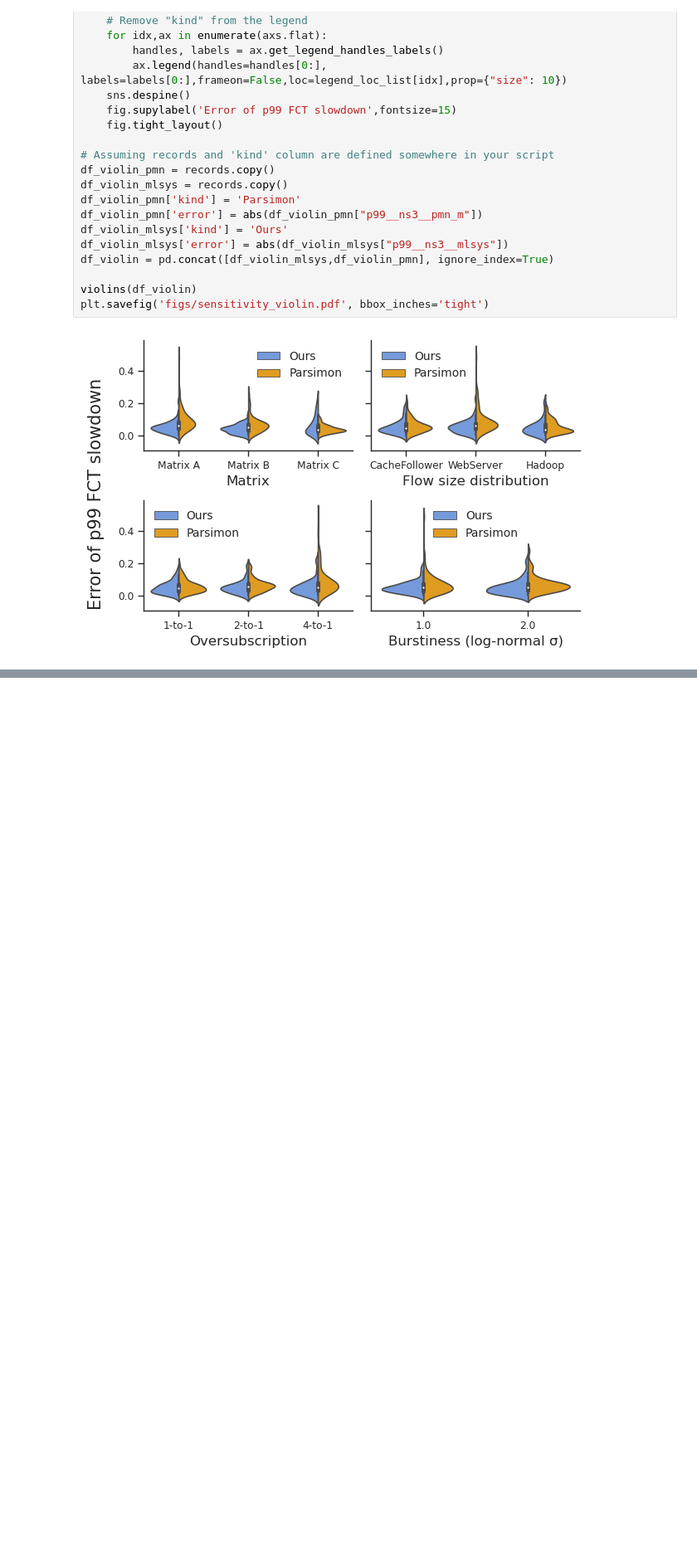
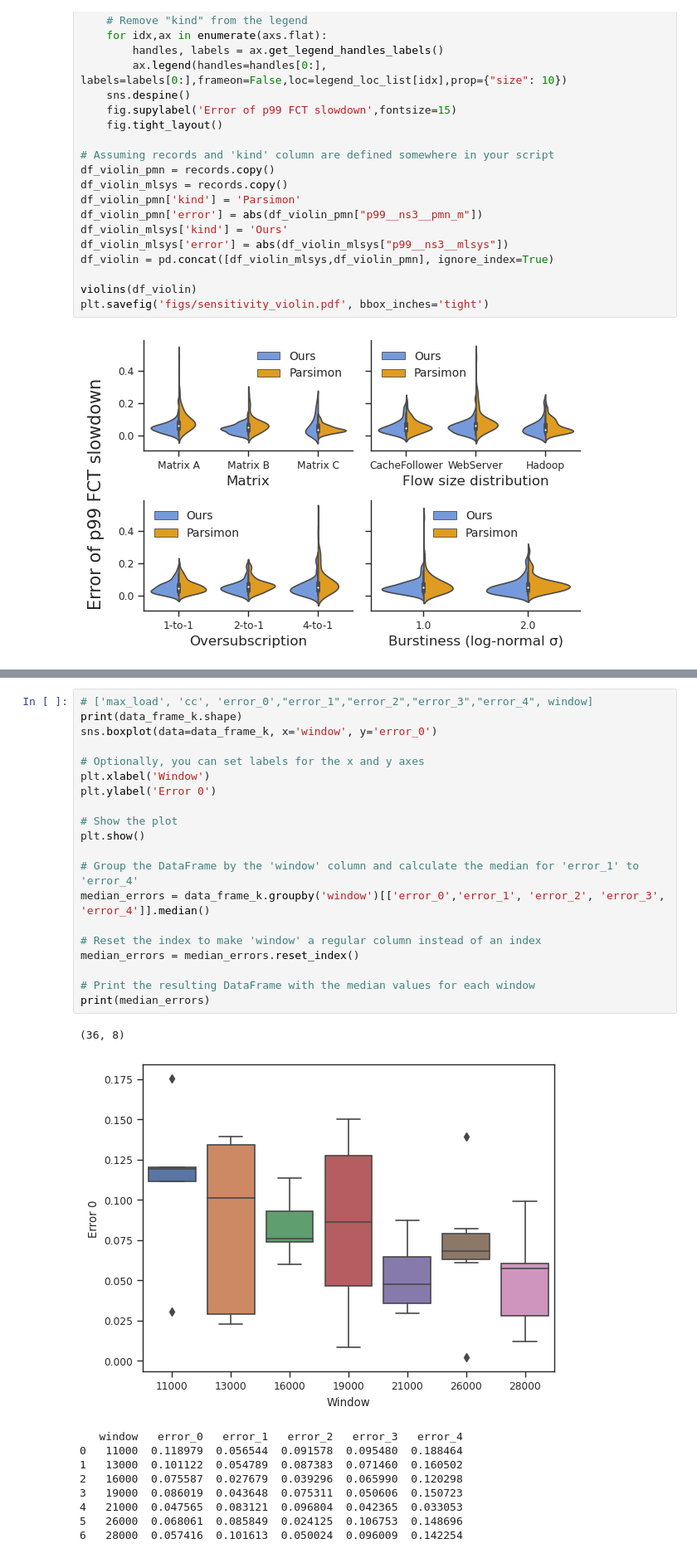
Before and after one commit to uw-polestar/parsimon-eval, a Jupyter notebook: expts/fig_8/analysis/main_sensitivity.ipynb, the cells around one changed output, grey strips where cells are left out. Shown at 83% size. Cells and saved outputs as stored; diff of their text form; blank space fills up the shorter version.

```diff
--- a/expts/fig_8/analysis/main_sensitivity.ipynb
+++ b/expts/fig_8/analysis/main_sensitivity.ipynb
@@ -703,0 +744,31 @@ See the caveats in the documentation: https://pandas.pydata.org/pandas-docs/stab
+# %%
+# ['max_load', 'cc', 'error_0',"error_1","error_2","error_3","error_4", window]
+print(data_frame_k.shape)
+sns.boxplot(data=data_frame_k, x='window', y='error_0')
+
+# Optionally, you can set labels for the x and y axes
+plt.xlabel('Window')
+plt.ylabel('Error 0')
+
+# Show the plot
+plt.show()
+
+# Group the DataFrame by the 'window' column and calculate the median for 'error_1' to 'error_4'
+median_errors = data_frame_k.groupby('window')[['error_0','error_1', 'error_2', 'error_3', 'error_4']].median()
+
+# Reset the index to make 'window' a regular column instead of an index
+median_errors = median_errors.reset_index()
+
+# Print the resulting DataFrame with the median values for each window
+print(median_errors)
+# %% [output]
+(36, 8)
+[figure, added]
+   window   error_0   error_1   error_2   error_3   error_4
+0   11000  0.118979  0.056544  0.091578  0.095480  0.188464
+1   13000  0.101122  0.054789  0.087383  0.071460  0.160502
+2   16000  0.075587  0.027679  0.039296  0.065990  0.120298
+3   19000  0.086019  0.043648  0.075311  0.050606  0.150723
+4   21000  0.047565  0.083121  0.096804  0.042365  0.033053
+5   26000  0.068061  0.085849  0.024125  0.106753  0.148696
+6   28000  0.057416  0.101613  0.050024  0.096009  0.142254
```
Also changed, not shown: parts of 5 cells of this notebook, 51 other files.
